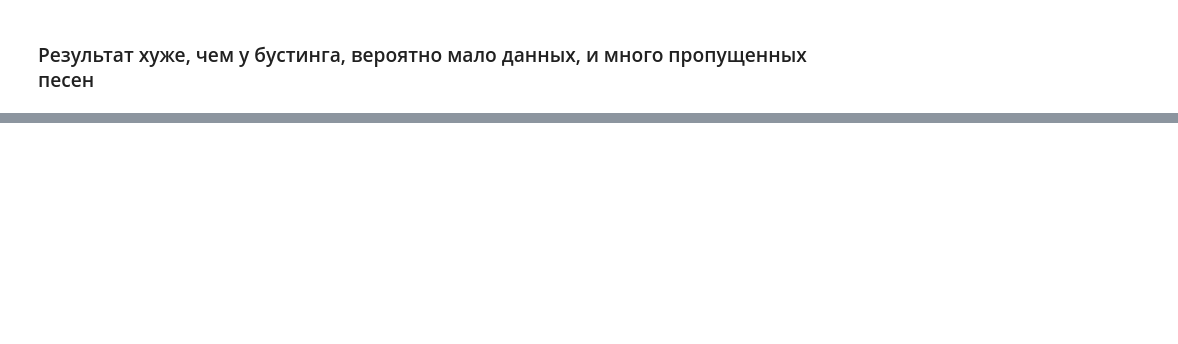
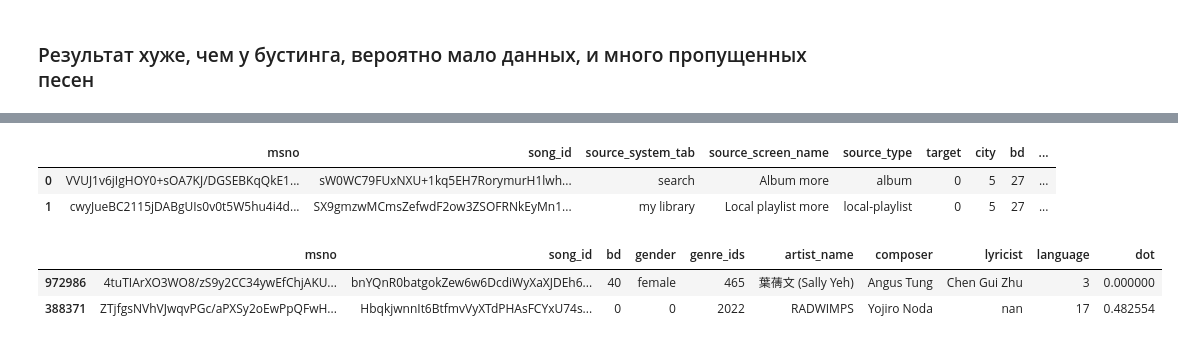
Before and after one commit to kol9/Recommendation_systems, a Jupyter notebook: hw2/hw2.2.ipynb, the cells around one changed output, grey strips where cells are left out. Drawn from its saved outputs; the diff is of its cells as text; code cells hidden in the pictures; blank space fills up the shorter version.

```diff
--- a/hw2/hw2.2.ipynb
+++ b/hw2/hw2.2.ipynb
@@ -139,0 +208,15 @@ roc_auc_score(y_test, target_res)
+# %%
+ds_train.head(2)
+# %% [output]
+|  | msno | song_id | source_system_tab | source_screen_name | source_type | target | city | bd | ... |
+| 0 | VVUJ1v6jIgHOY0+sOA7KJ/DGSEBKqQkE1... | sW0WC79FUxNXU+1kq5EH7RorymurH1lwh... | search | Album more | album | 0 | 5 | 27 | ... |
+| 1 | cwyJueBC2115jDABgUIs0v0t5W5hu4i4d... | SX9gmzwMCmsZefwdF2ow3ZSOFRNkEyMn1... | my library | Local playlist more | local-playlist | 0 | 5 | 27 | ... |
+# %%
+X_train = X_train.drop(columns=['source_system_tab','source_screen_name','source_type','city','registered_via','isrc','name'])
+X_test = X_test.drop(columns=['source_system_tab','source_screen_name','source_type','city','registered_via','isrc','name'])
+# %%
+X_train.head(2)
+# %% [output]
+|  | msno | song_id | bd | gender | genre_ids | artist_name | composer | lyricist | language | dot |
+| 972986 | 4tuTIArXO3WO8/zS9y2CC34ywEfChjAKU... | bnYQnR0batgokZew6w6DcdiWyXaXJDEh6... | 40 | female | 465 | 葉蒨文 (Sally Yeh) | Angus Tung | Chen Gui Zhu | 3 | 0.000000 |
+| 388371 | ZTjfgsNVhVJwqvPGc/aPXSy2oEwPpQFwH... | HbqkjwnnIt6BtfmvVyXTdPHAsFCYxU74s... | 0 | 0 | 2022 | RADWIMPS | Yojiro Noda | nan | 17 | 0.482554 |
```
Also changed, not shown: parts of 31 cells of this notebook.
